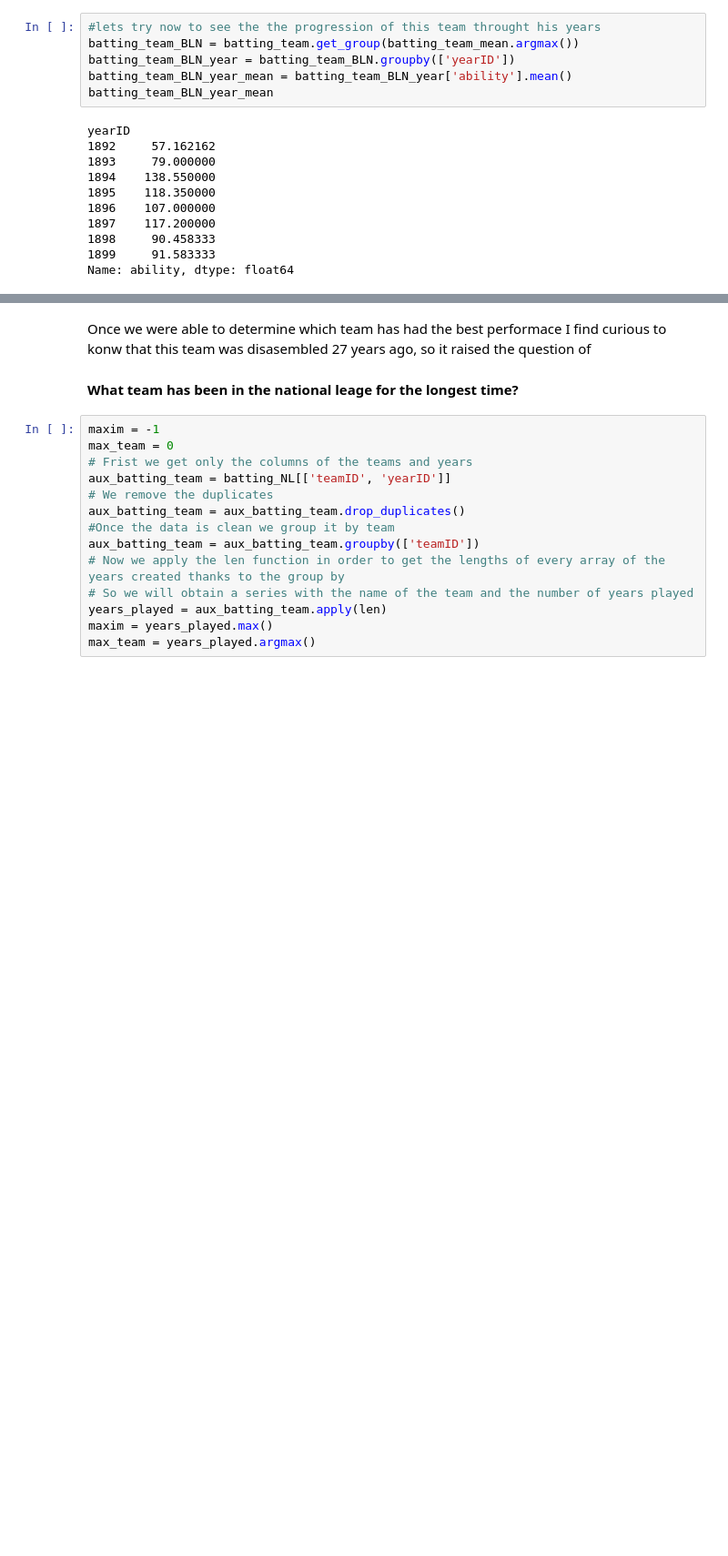
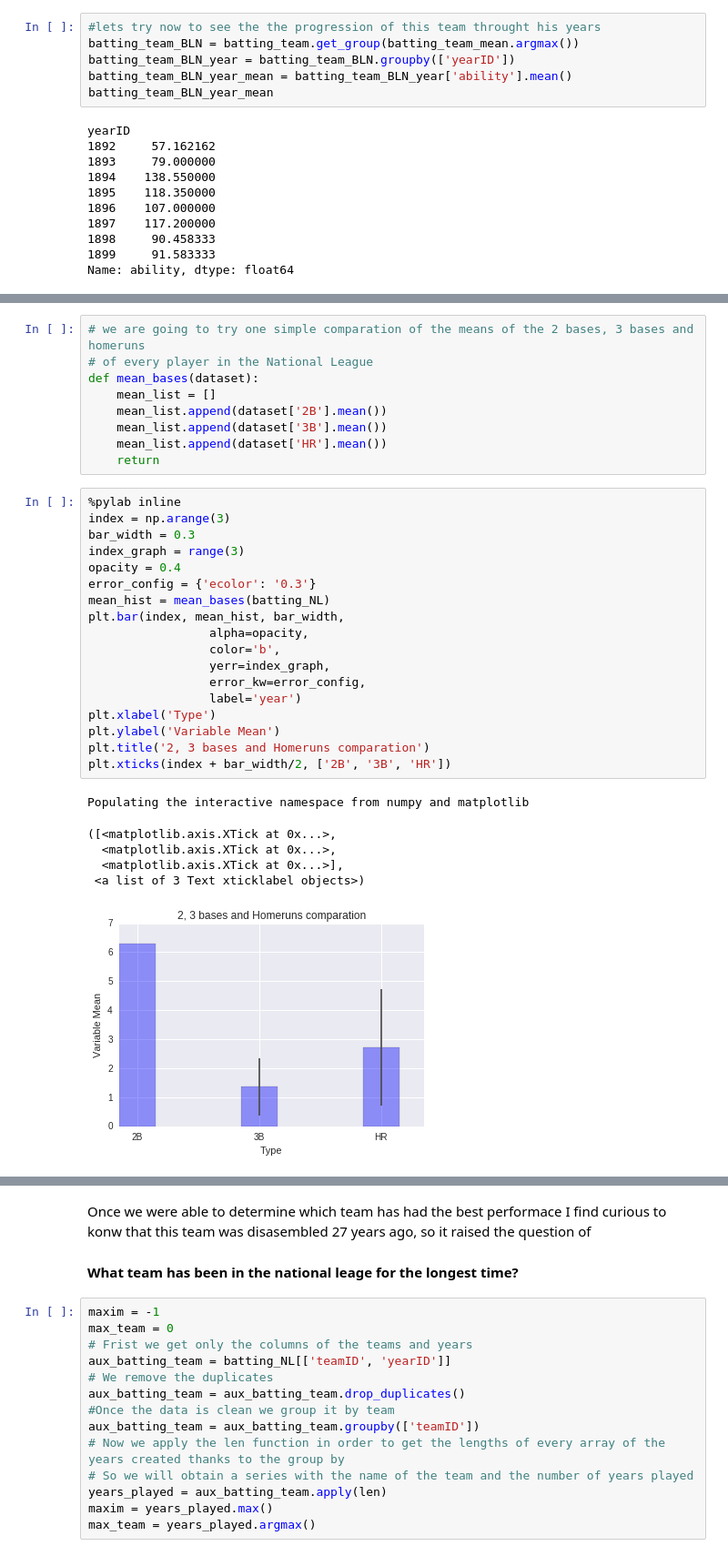
Before and after one commit to nachoferre/Udacity-data-analysis-P2, a Jupyter notebook: Project 2.ipynb, the cells around one changed output, grey strips where cells are left out. Shown: that part at 91% size. Drawn from its saved outputs; the diff is of its cells as text; blank space fills up the shorter version.

```diff
--- a/Project 2.ipynb
+++ b/Project 2.ipynb
@@ -253,0 +265,34 @@ Populating the interactive namespace from numpy and matplotlib
+# %%
+# we are going to try one simple comparation of the means of the 2 bases, 3 bases and homeruns
+# of every player in the National League
+def mean_bases(dataset):
+    mean_list = []
+    mean_list.append(dataset['2B'].mean())
+    mean_list.append(dataset['3B'].mean())
+    mean_list.append(dataset['HR'].mean())
+    return
+# %%
+%pylab inline
+index = np.arange(3)
+bar_width = 0.3
+index_graph = range(3)
+opacity = 0.4
+error_config = {'ecolor': '0.3'}
+mean_hist = mean_bases(batting_NL)
+plt.bar(index, mean_hist, bar_width,
+                 alpha=opacity,
+                 color='b',
+                 yerr=index_graph,
+                 error_kw=error_config,
+                 label='year')
+plt.xlabel('Type')
+plt.ylabel('Variable Mean')
+plt.title('2, 3 bases and Homeruns comparation')
+plt.xticks(index + bar_width/2, ['2B', '3B', 'HR'])
+# %% [output]
+Populating the interactive namespace from numpy and matplotlib
+([<matplotlib.axis.XTick at 0x...>,
+  <matplotlib.axis.XTick at 0x...>,
+  <matplotlib.axis.XTick at 0x...>],
+ <a list of 3 Text xticklabel objects>)
+[figure, added]
```
Also changed, not shown: parts of 21 cells of this notebook.
